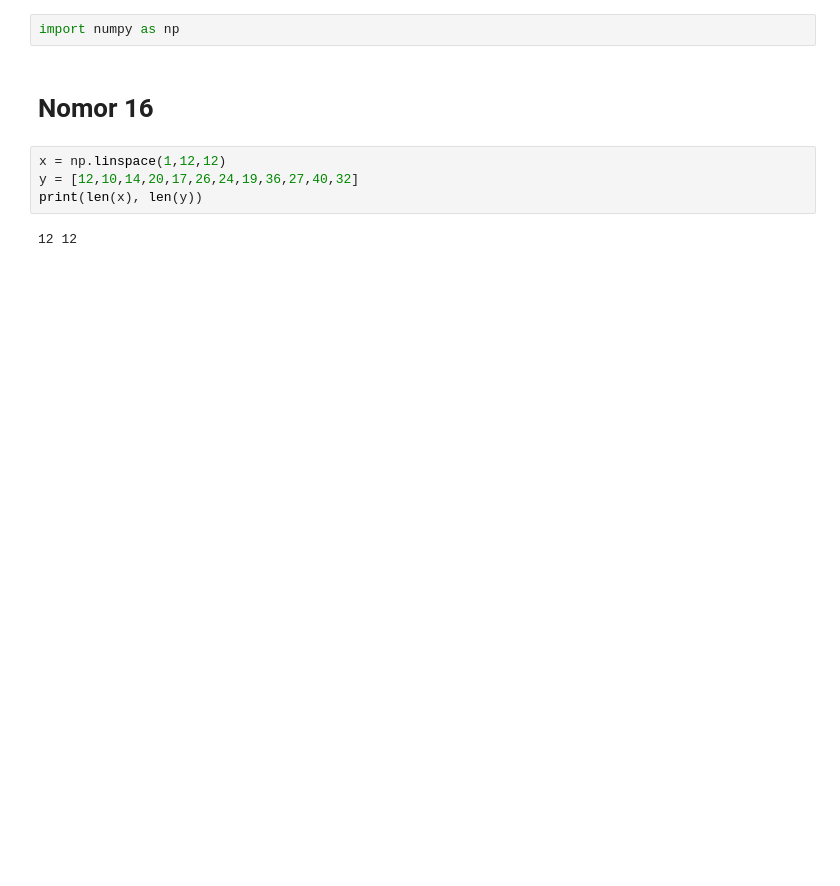
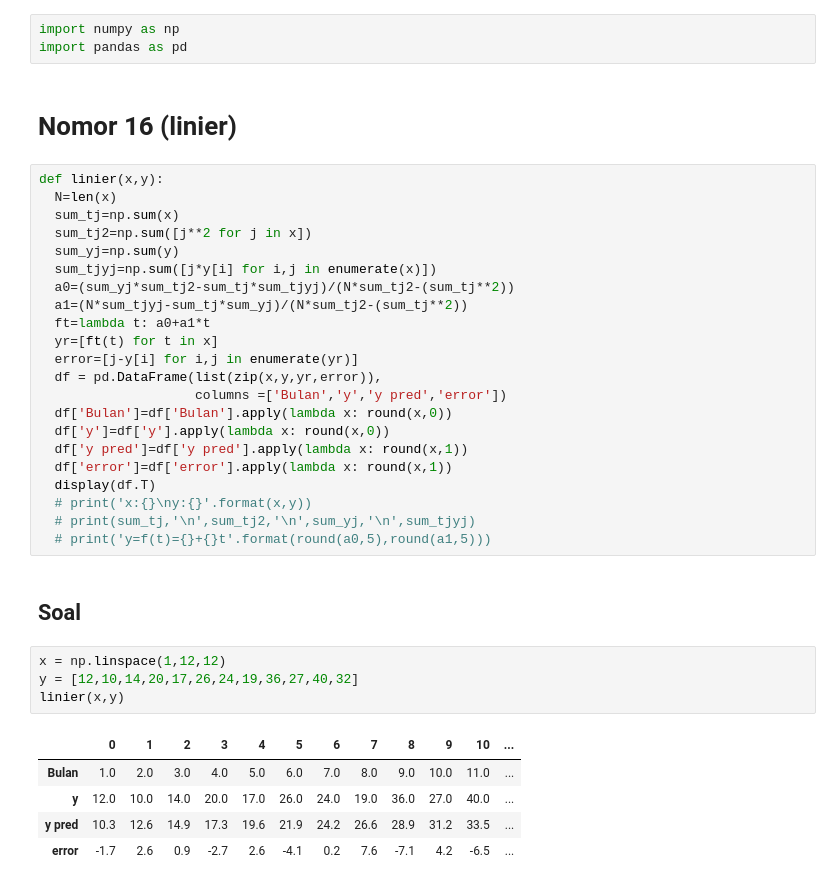
Before and after one commit to RendiZein/Metode-Rekayasa-Komputasi, a Jupyter notebook: Least_Square_Method.ipynb, the cells around one changed output. Drawn from its saved outputs; the diff is of its cells as text; blank space fills up the shorter version.

```diff
--- a/Least_Square_Method.ipynb
+++ b/Least_Square_Method.ipynb
@@ -2,11 +2,40 @@
 <a href="https://colab.research.google.com/github/RendiZein/Metode-Rekayasa-Komputasi/blob/main/Least_Square_Method.ipynb" target="_parent"><img src="https://colab.research.google.com/assets/colab-badge.svg" alt="Open In Colab"/></a>
 # %%
 import numpy as np
+import pandas as pd
 # %% [markdown]
-# Nomor 16
+# Nomor 16 (linier)
+# %%
+def linier(x,y):
+  N=len(x)
+  sum_tj=np.sum(x)
+  sum_tj2=np.sum([j**2 for j in x])
+  sum_yj=np.sum(y)
+  sum_tjyj=np.sum([j*y[i] for i,j in enumerate(x)])
+  a0=(sum_yj*sum_tj2-sum_tj*sum_tjyj)/(N*sum_tj2-(sum_tj**2))
+  a1=(N*sum_tjyj-sum_tj*sum_yj)/(N*sum_tj2-(sum_tj**2))
+  ft=lambda t: a0+a1*t
+  yr=[ft(t) for t in x]
+  error=[j-y[i] for i,j in enumerate(yr)]
+  df = pd.DataFrame(list(zip(x,y,yr,error)),
+                    columns =['Bulan','y','y pred','error'])
+  df['Bulan']=df['Bulan'].apply(lambda x: round(x,0))
+  df['y']=df['y'].apply(lambda x: round(x,0))
+  df['y pred']=df['y pred'].apply(lambda x: round(x,1))
+  df['error']=df['error'].apply(lambda x: round(x,1))
+  display(df.T)
+  # print('x:{}\ny:{}'.format(x,y))
+  # print(sum_tj,'\n',sum_tj2,'\n',sum_yj,'\n',sum_tjyj)
+  # print('y=f(t)={}+{}t'.format(round(a0,5),round(a1,5)))
+# %% [markdown]
+## Soal
 # %%
 x = np.linspace(1,12,12)
 y = [12,10,14,20,17,26,24,19,36,27,40,32]
-print(len(x), len(y))
+linier(x,y)
 # %% [output]
-12 12
+|  | 0 | 1 | 2 | 3 | 4 | 5 | 6 | 7 | 8 | 9 | 10 | ... |
+| Bulan | 1.0 | 2.0 | 3.0 | 4.0 | 5.0 | 6.0 | 7.0 | 8.0 | 9.0 | 10.0 | 11.0 | ... |
+| y | 12.0 | 10.0 | 14.0 | 20.0 | 17.0 | 26.0 | 24.0 | 19.0 | 36.0 | 27.0 | 40.0 | ... |
+| y pred | 10.3 | 12.6 | 14.9 | 17.3 | 19.6 | 21.9 | 24.2 | 26.6 | 28.9 | 31.2 | 33.5 | ... |
+| error | -1.7 | 2.6 | 0.9 | -2.7 | 2.6 | -4.1 | 0.2 | 7.6 | -7.1 | 4.2 | -6.5 | ... |
```
Also changed, not shown: parts of 20 cells of this notebook.
